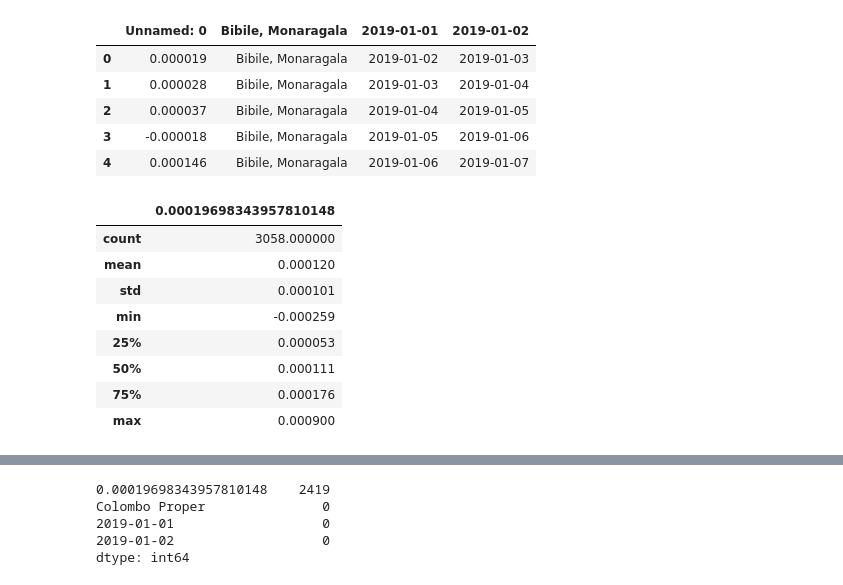
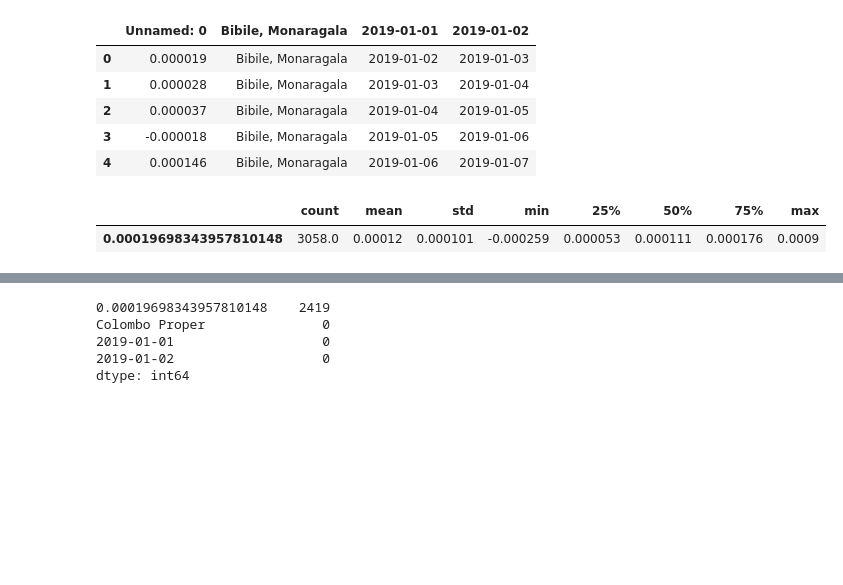
Before and after one commit to Lafri-13/Analysing-Tropospheric-Formaldehyde-HCHO-gas-in-Sri-Lanka, a Jupyter notebook: Analysis_HCHO.ipynb, the cells around one changed output, grey strips where cells are left out. Saved outputs shown, nothing was run; the diff lists cells and outputs as text; code cells hidden in the pictures; blank space fills up the shorter version.

```diff
--- a/Analysis_HCHO.ipynb
+++ b/Analysis_HCHO.ipynb
@@ -103,15 +105,8 @@ df_mon_kur_jaf.head()
 | 3 | -0.000018 | Bibile, Monaragala | 2019-01-05 | 2019-01-06 |
 | 4 | 0.000146 | Bibile, Monaragala | 2019-01-06 | 2019-01-07 |
 # %%
-df_col_mat_nuw.describe()
+df_col_mat_nuw.describe().T
 # %% [output]
-|  | 0.00019698343957810148 |
-| count | 3058.000000 |
-| mean | 0.000120 |
-| std | 0.000101 |
-| min | -0.000259 |
-| 25% | 0.000053 |
-| 50% | 0.000111 |
-| 75% | 0.000176 |
-| max | 0.000900 |
+|  | count | mean | std | min | 25% | 50% | 75% | max |
+| 0.00019698343957810148 | 3058.0 | 0.00012 | 0.000101 | -0.000259 | 0.000053 | 0.000111 | 0.000176 | 0.0009 |
 # %%
```
Also changed, not shown: parts of 35 cells of this notebook.
